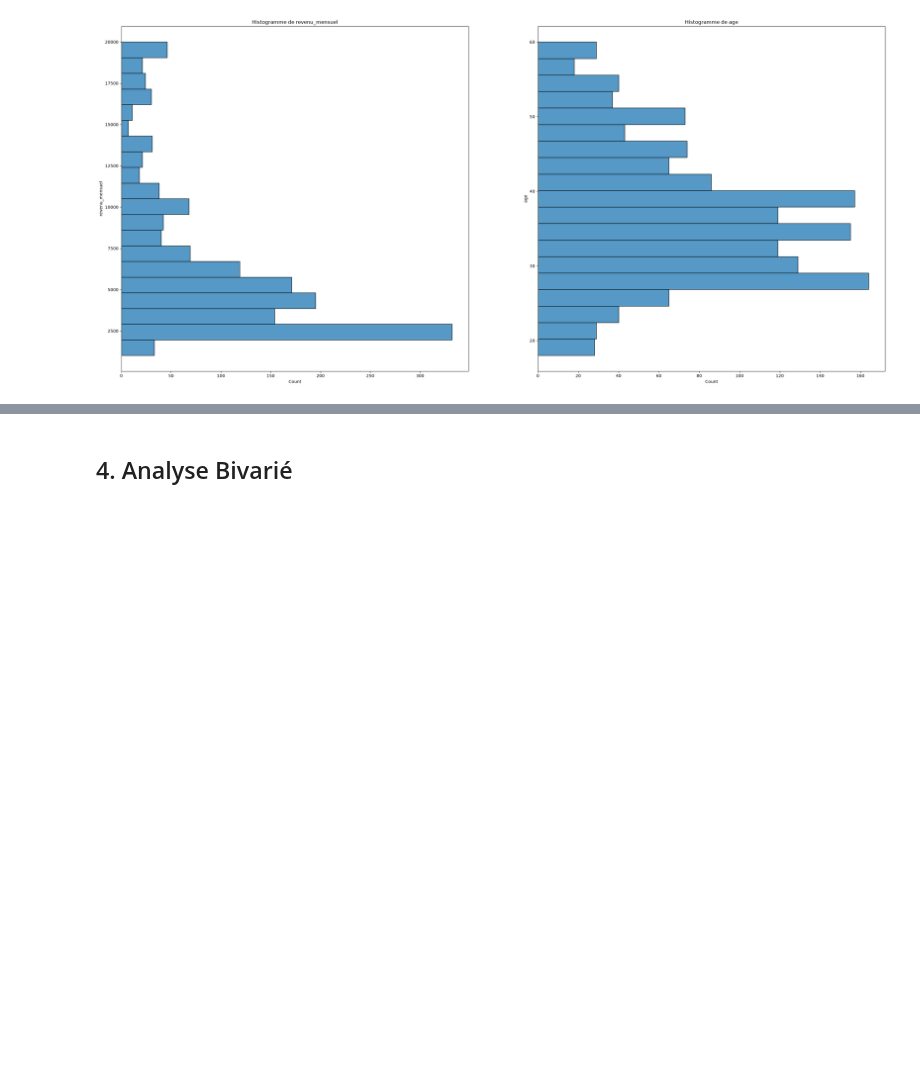
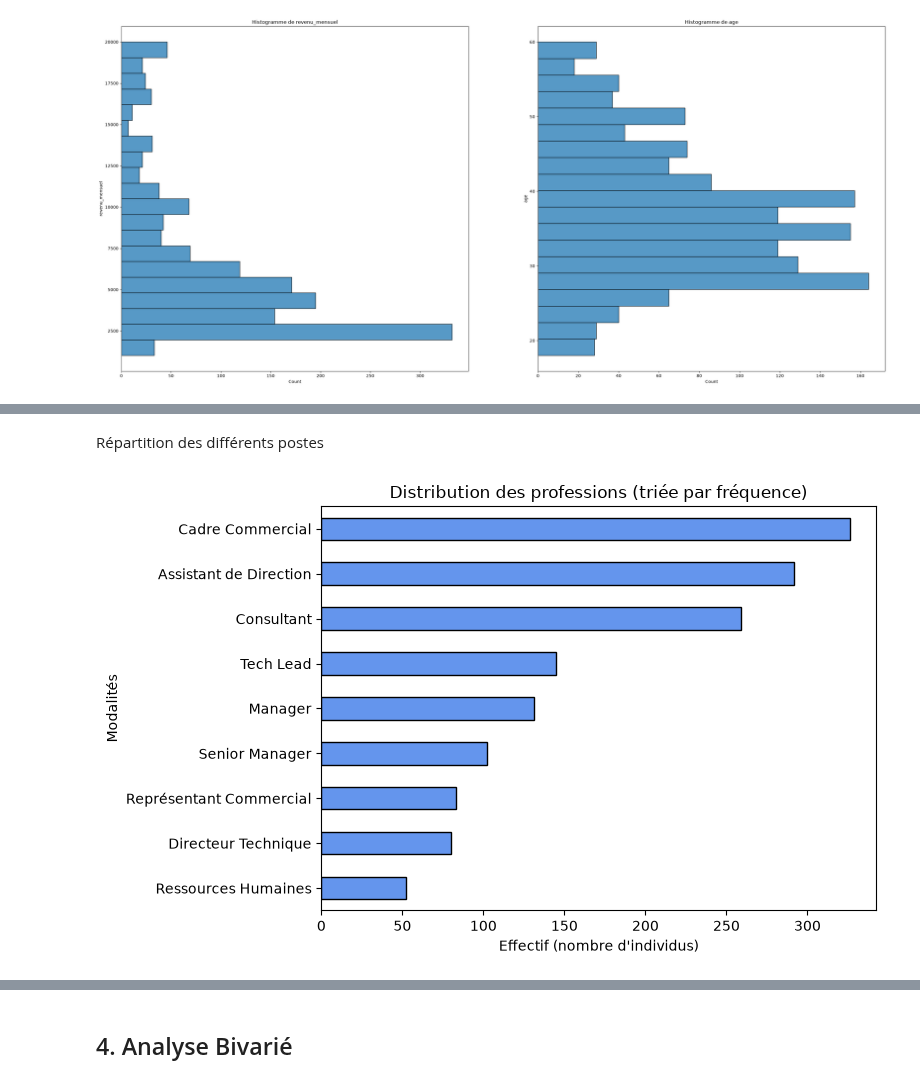
Before and after one commit to alxvnt/Projet4_AI, a Jupyter notebook: notebooks/Analyse_exploratoire.ipynb, the cells around one changed output, grey strips where cells are left out. Saved outputs shown, nothing was run; the diff lists cells and outputs as text; code cells hidden in the pictures; blank space fills up the shorter version.

```diff
--- a/notebooks/Analyse_exploratoire.ipynb
+++ b/notebooks/Analyse_exploratoire.ipynb
@@ -193,0 +213,22 @@ Text(0.5, 1.0, 'Boxplot du revenu par departement')
+# %% [markdown]
+Répartition des différents postes
+# %%
+effectifs_tries = df['poste'].value_counts()
+
+
+plt.figure(figsize=(8, 5))
+effectifs_tries.plot(kind='barh', color='cornflowerblue', edgecolor='black')
+
+
+plt.title("Distribution des professions (triée par fréquence)")
+plt.xlabel("Effectif (nombre d'individus)")
+plt.ylabel("Modalités")
+
+
+plt.gca().invert_yaxis()
+
+
+plt.tight_layout()
+plt.show()
+# %% [output]
+[figure, added]
```
Also changed, not shown: parts of 12 cells of this notebook.
